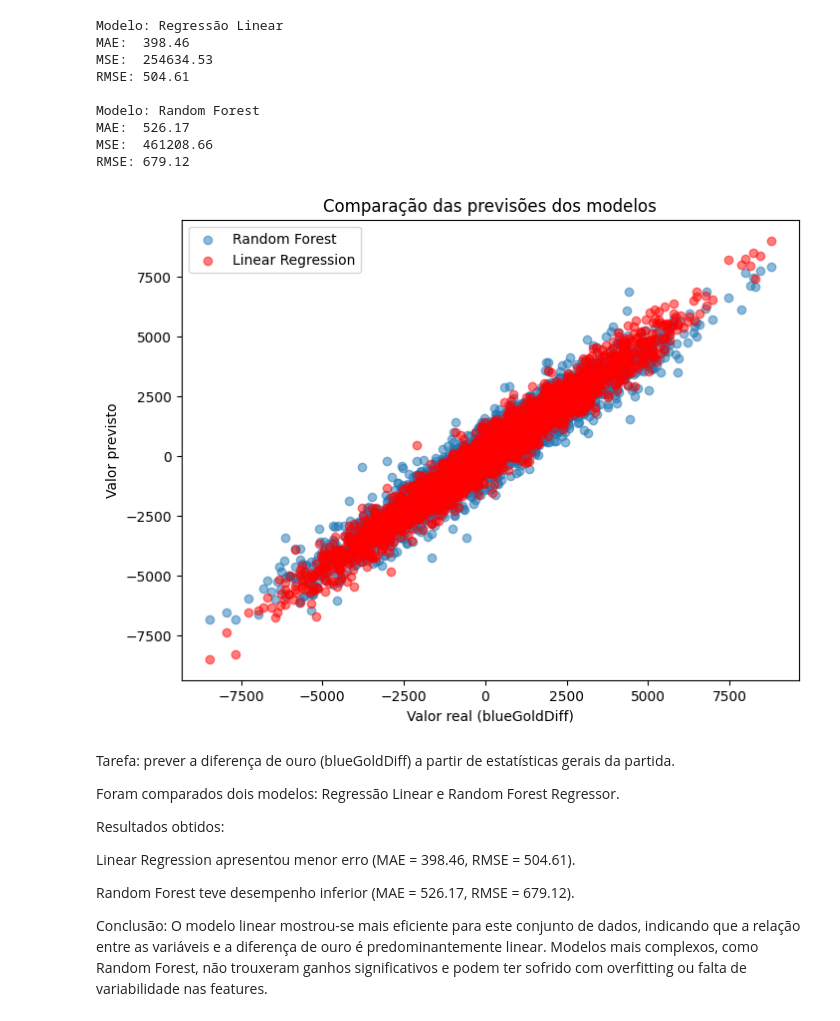
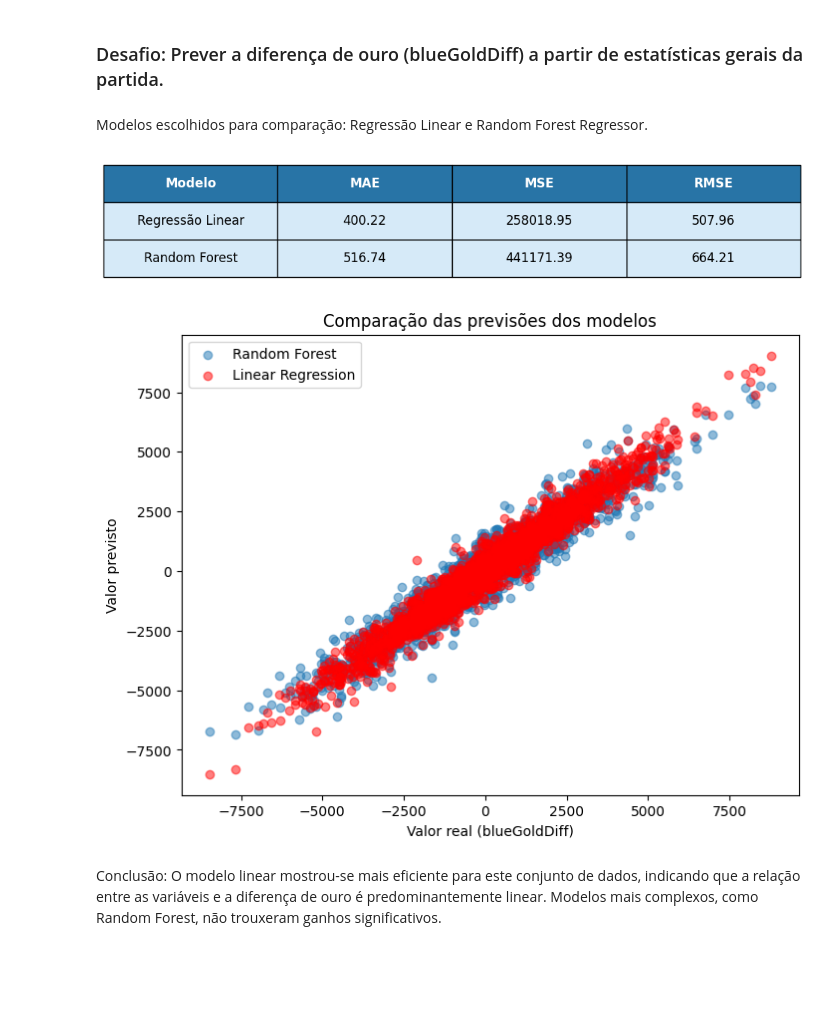
Before and after one commit to Davi-ChavesN/python_exercises, a Jupyter notebook: DS/Atividade3 - Regressão ou Séries Temporais/Atividade3.ipynb, the cells around one changed output. Cells and saved outputs as stored; diff of their text form; code cells hidden in the pictures; blank space fills up the shorter version.

```diff
--- a/DS/Atividade3 - Regressão ou Séries Temporais/Atividade3.ipynb
+++ b/DS/Atividade3 - Regressão ou Séries Temporais/Atividade3.ipynb
@@ -1 +1,3 @@
+# %% [markdown]
+### Desafio: Prever a diferença de ouro (blueGoldDiff) a partir de estatísticas gerais da partida.
 # %%
@@ -22,45 +24,62 @@ features = df.drop(columns=cols_to_drop)
 
 X = features
 y = df[target]
+# %% [markdown]
+Modelos escolhidos para comparação: Regressão Linear e Random Forest Regressor.
 # %%
-# === 3. Dividir em treino e teste ===
-X_train, X_test, y_train, y_test = train_test_split(X, y, test_size=0.3, random_state=42)
+#3. Dividir em treino e teste
+X_train, X_test, y_train, y_test = train_test_split(X, y, test_size=0.1, random_state=42)
 
-# === 4. Treinar modelos ===
+#4. Treinar modelos
 lr = LinearRegression()
 rf = RandomForestRegressor(random_state=42, n_estimators=100)
 
 lr.fit(X_train, y_train)
 rf.fit(X_train, y_train)
 
-# === 5. Fazer previsões ===
+#5. Fazer previsões
 y_pred_lr = lr.predict(X_test)
 y_pred_rf = rf.predict(X_test)
 # %%
-# === 6. Calcular métricas ===
+#6. Calcular métricas
 def avaliar_modelo(nome, y_true, y_pred):
     mae = mean_absolute_error(y_true, y_pred)
     mse = mean_squared_error(y_true, y_pred)
     rmse = np.sqrt(mse)
-    print(f"\nModelo: {nome}")
-    print(f"MAE:  {mae:.2f}")
-    print(f"MSE:  {mse:.2f}")
-    print(f"RMSE: {rmse:.2f}")
+    return {"Modelo": nome, "MAE": mae, "MSE": mse, "RMSE": rmse}
 
-avaliar_modelo("Regressão Linear", y_test, y_pred_lr)
-avaliar_modelo("Random Forest", y_test, y_pred_rf)
+resultados = []
+resultados.append(avaliar_modelo("Regressão Linear", y_test, y_pred_lr))
+resultados.append(avaliar_modelo("Random Forest", y_test, y_pred_rf))
+
+df_resultados = pd.DataFrame(resultados).round(2)
+
+fig, ax = plt.subplots(figsize=(6, 2))
+ax.axis('off')
+
+table = ax.table(
+    cellText=df_resultados.values,
+    colLabels=df_resultados.columns,
+    cellLoc='center',
+    loc='center'
+)
+
+table.auto_set_font_size(False)
+table.set_fontsize(12)
+table.scale(2, 3)
+
+for (row, col), cell in table.get_celld().items():
+    if row == 0:
+        cell.set_facecolor('#2874A6')
+        cell.set_text_props(color='white', weight='bold')
+    else:
+        cell.set_facecolor('#D6EAF8')
+
+plt.show()
 # %% [output]
-Modelo: Regressão Linear
-MAE:  398.46
-MSE:  254634.53
-RMSE: 504.61
-
-Modelo: Random Forest
-MAE:  526.17
-MSE:  461208.66
-RMSE: 679.12
+[figure, added]
 # %%
-# === 7. Comparação visual (opcional) ===
+#7. Comparação visual
 import matplotlib.pyplot as plt
 
 plt.figure(figsize=(8,6))
@@ -72,18 +91,8 @@ plt.legend()
 plt.title("Comparação das previsões dos modelos")
 plt.show()
 # %% [output]
-[figure, old version]
+[figure, new version]
 # %% [markdown]
-Tarefa: prever a diferença de ouro (blueGoldDiff) a partir de estatísticas gerais da partida.
-
-Foram comparados dois modelos: Regressão Linear e Random Forest Regressor.
-
-Resultados obtidos:
-
-Linear Regression apresentou menor erro (MAE = 398.46, RMSE = 504.61).
-
-Random Forest teve desempenho inferior (MAE = 526.17, RMSE = 679.12).
-
 Conclusão:
 O modelo linear mostrou-se mais eficiente para este conjunto de dados, indicando que a relação entre as variáveis e a diferença de ouro é predominantemente linear.
-Modelos mais complexos, como Random Forest, não trouxeram ganhos significativos e podem ter sofrido com overfitting ou falta de variabilidade nas features.
+Modelos mais complexos, como Random Forest, não trouxeram ganhos significativos.
```
Also changed, not shown: parts of 2 cells of this notebook, 2 other files.
